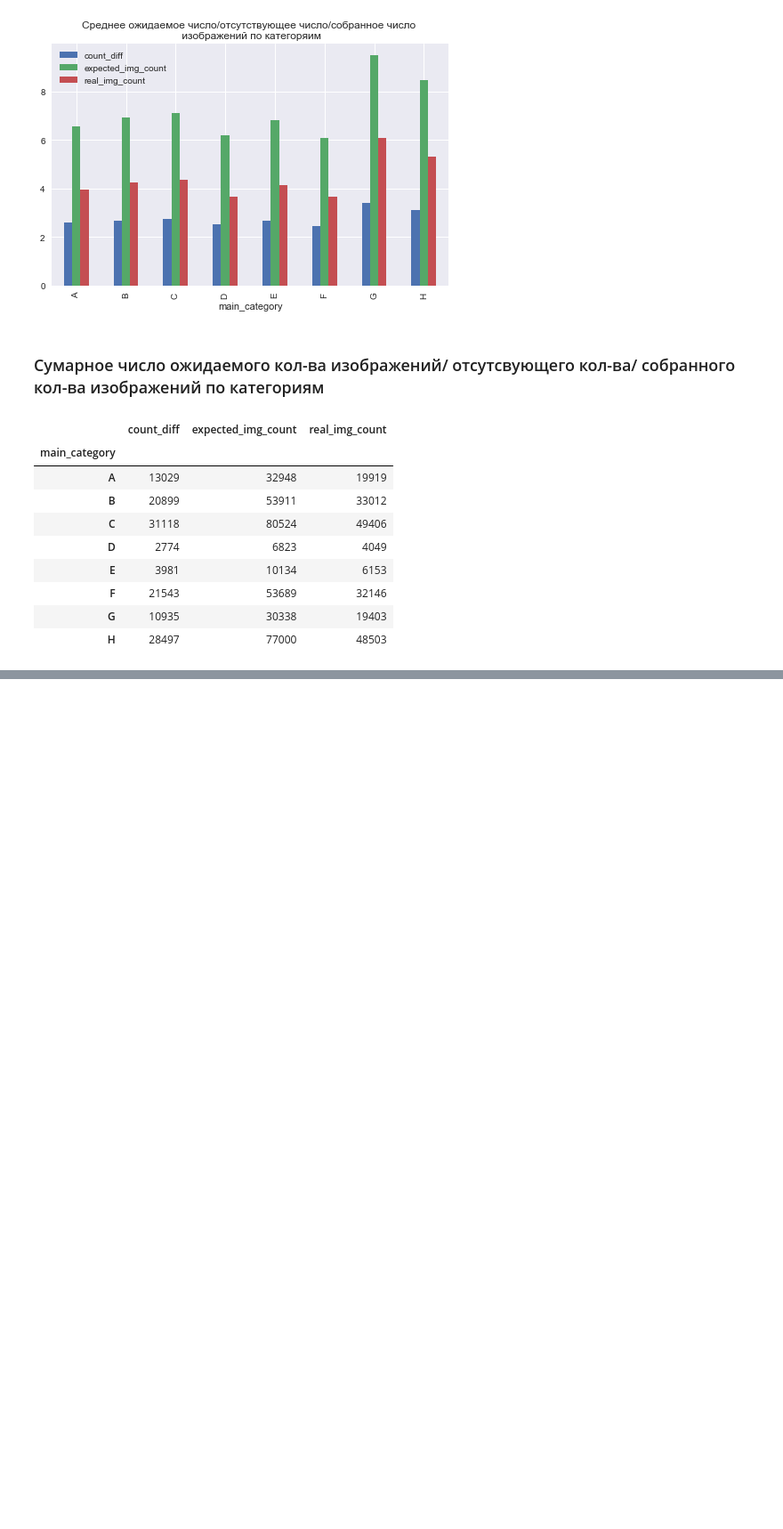
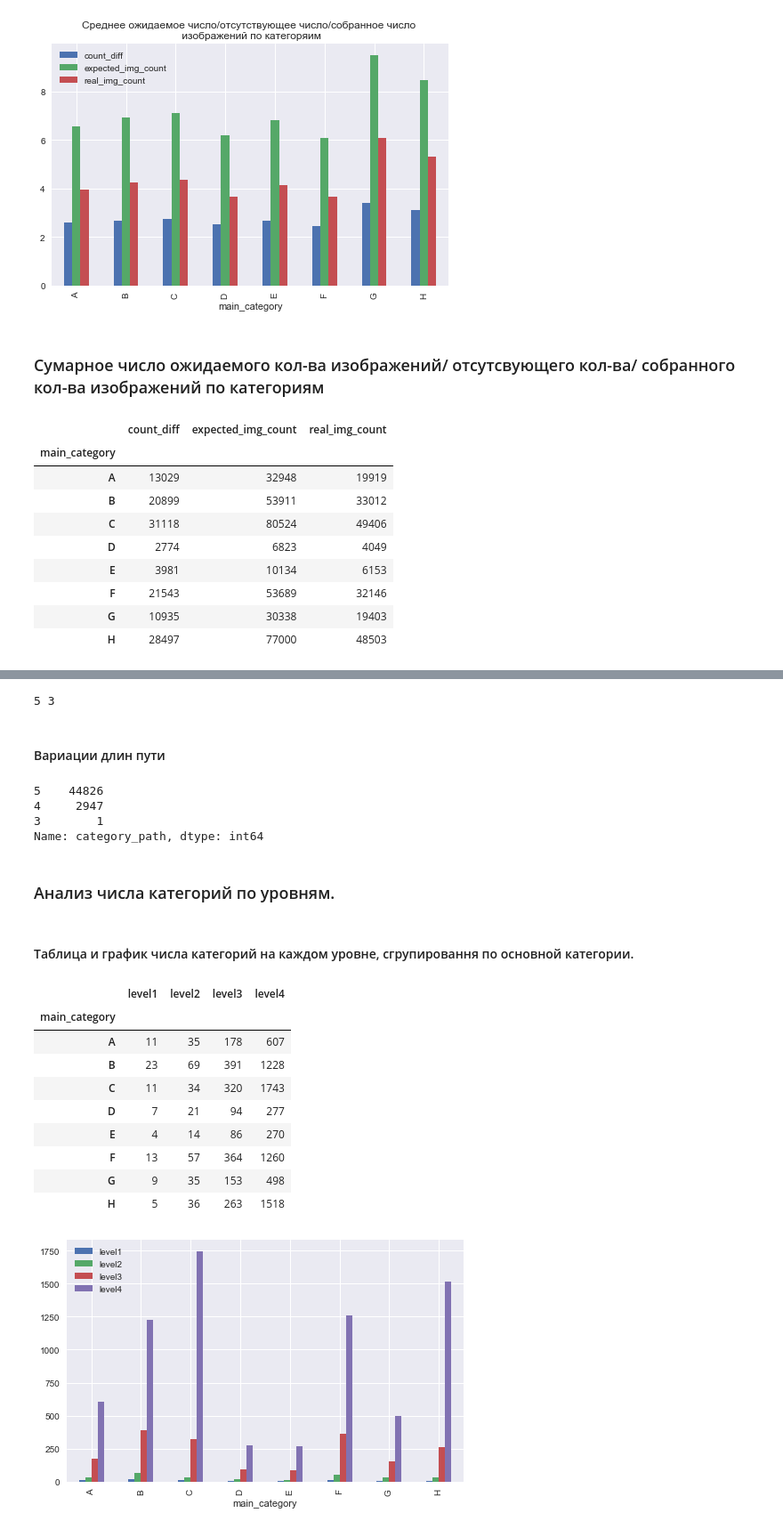
Before and after one commit to JointEntropy/practice_2, a Jupyter notebook: analyzer.ipynb, the cells around one changed output, grey strips where cells are left out. Shown: that part at 89% size. Cells and saved outputs as stored; diff of their text form; code cells hidden in the pictures; blank space fills up the shorter version.

```diff
--- a/analyzer.ipynb
+++ b/analyzer.ipynb
@@ -102,0 +103,47 @@ df.pivot_table(values=['count_diff','expected_img_count','real_img_count'],index
+# %%
+from operator import methodcaller
+depths = df['category_path'].map(methodcaller("split", "\\")).map(len)
+# %%
+max_depth = depths.max()
+min_depth = depths.min()
+print(max_depth, min_depth)
+# %% [output]
+5 3
+# %%
+# Подготовка  колонок для пути
+for i in range(max_depth):
+    df['level'+str(i)] = None
+# %% [markdown]
+#### Вариации длин пути
+# %%
+df['category_path'].str.split('\\').map(len).value_counts()
+# %% [output]
+5    44826
+4     2947
+3        1
+Name: category_path, dtype: int64
+# %%
+### Разбиение пути на уровни с дополнением слишком коротких путей до макс.длины
+tmp = df['category_path'].str.split('\\', expand=True)
+df[ ['level'+str(i) for i in range(max_depth)] ] = tmp
+#df.head(5)[['level'+str(i) for i in range(max_depth)]]
+# %% [markdown]
+###  Анализ числа категорий по уровням.
+# %% [markdown]
+#### Таблица и график числа категорий на каждом уровне, сгрупировання по основной категории.
+# %%
+cols = ['level'+str(i) for i in range(1,max_depth)]
+df.groupby('main_category')[cols].nunique().plot.bar()
+df.groupby('main_category')[cols].nunique()
+# %% [output]
+|  | level1 | level2 | level3 | level4 |
+| main_category |  |  |  |  |
+| A | 11 | 35 | 178 | 607 |
+| B | 23 | 69 | 391 | 1228 |
+| C | 11 | 34 | 320 | 1743 |
+| D | 7 | 21 | 94 | 277 |
+| E | 4 | 14 | 86 | 270 |
+| F | 13 | 57 | 364 | 1260 |
+| G | 9 | 35 | 153 | 498 |
+| H | 5 | 36 | 263 | 1518 |
+[figure, added]
```
Also changed, not shown: parts of 14 cells of this notebook.
